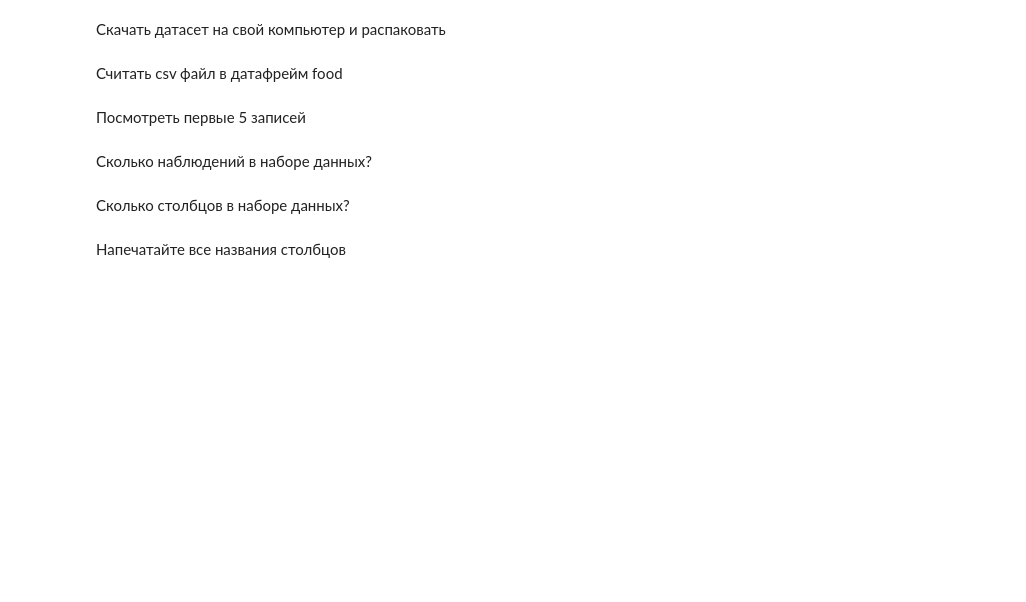
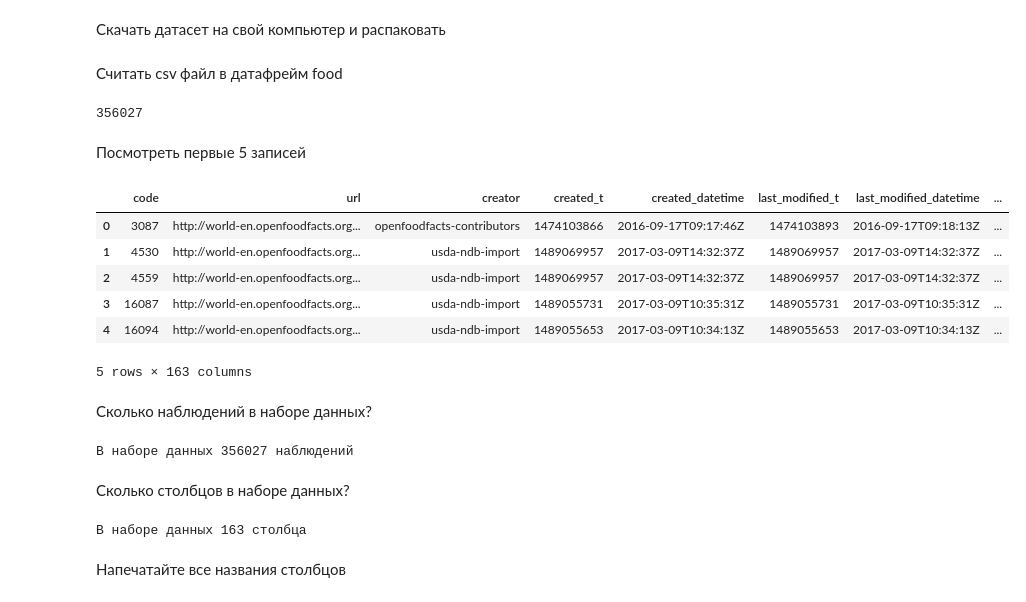
Before and after one commit to CarefreeSlacker/otus_homework1, a Jupyter notebook: exercises.ipynb, the cells around one changed output. Drawn from its saved outputs; the diff is of its cells as text; code cells hidden in the pictures; blank space fills up the shorter version.

```diff
--- a/exercises.ipynb
+++ b/exercises.ipynb
@@ -232,11 +232,35 @@ print(find_n_most_frequent(array, 5))
 Скачать датасет на свой компьютер и распаковать
 # %% [markdown]
 Считать csv файл в датафрейм food
+# %%
+import pandas as pd
+food = pd.read_csv('en.openfoodfacts.org.products.tsv', delimiter='\t')
+len(food)
+# %% [output]
+356027
 # %% [markdown]
 Посмотреть первые 5 записей
+# %%
+food.head()
+# %% [output]
+|  | code | url | creator | created_t | created_datetime | last_modified_t | last_modified_datetime | ... |
+| 0 | 3087 | http://world-en.openfoodfacts.org... | openfoodfacts-contributors | 1474103866 | 2016-09-17T09:17:46Z | 1474103893 | 2016-09-17T09:18:13Z | ... |
+| 1 | 4530 | http://world-en.openfoodfacts.org... | usda-ndb-import | 1489069957 | 2017-03-09T14:32:37Z | 1489069957 | 2017-03-09T14:32:37Z | ... |
+| 2 | 4559 | http://world-en.openfoodfacts.org... | usda-ndb-import | 1489069957 | 2017-03-09T14:32:37Z | 1489069957 | 2017-03-09T14:32:37Z | ... |
+| 3 | 16087 | http://world-en.openfoodfacts.org... | usda-ndb-import | 1489055731 | 2017-03-09T10:35:31Z | 1489055731 | 2017-03-09T10:35:31Z | ... |
+| 4 | 16094 | http://world-en.openfoodfacts.org... | usda-ndb-import | 1489055653 | 2017-03-09T10:34:13Z | 1489055653 | 2017-03-09T10:34:13Z | ... |
+5 rows × 163 columns
 # %% [markdown]
 Сколько наблюдений в наборе данных?
+# %%
+print('В наборе данных {0} наблюдений'.format(len(food)))
+# %% [output]
+В наборе данных 356027 наблюдений
 # %% [markdown]
 Сколько столбцов в наборе данных?
+# %%
+print('В наборе данных {0} столбца'.format(len(food.columns)))
+# %% [output]
+В наборе данных 163 столбца
 # %% [markdown]
 Напечатайте все названия столбцов
```
Also changed, not shown: parts of 12 cells of this notebook, 1 other file.
